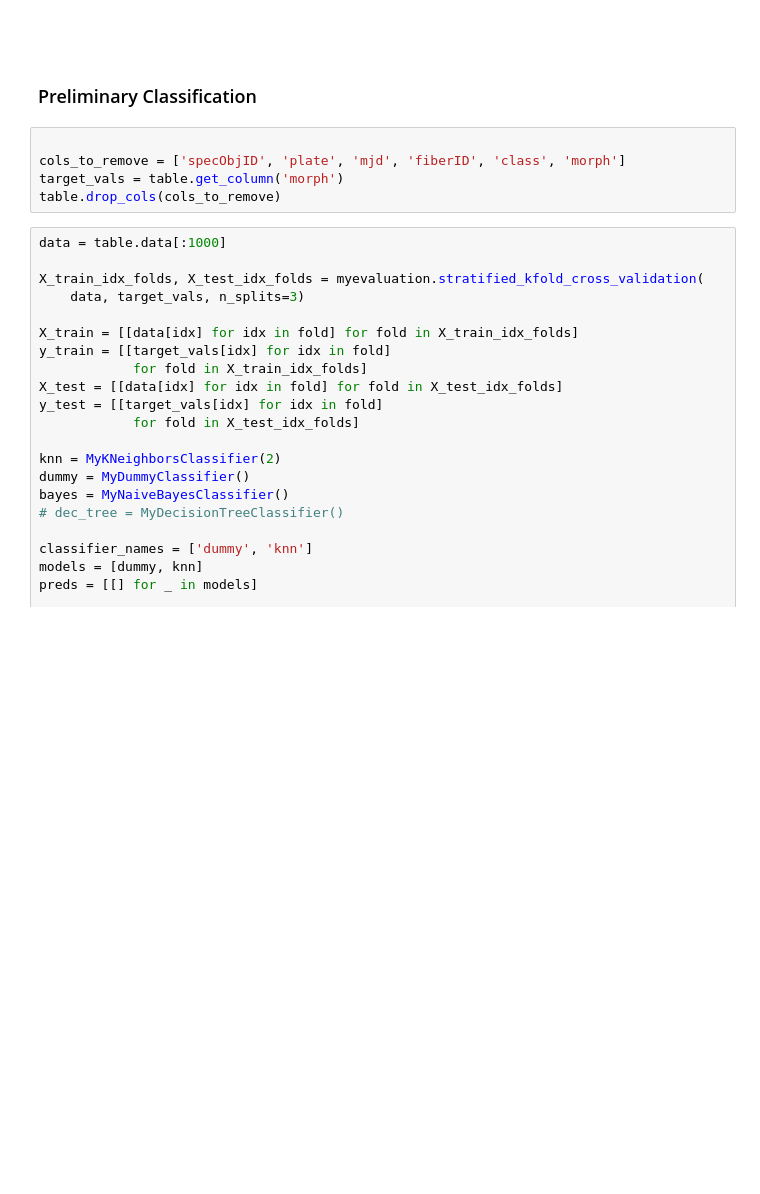
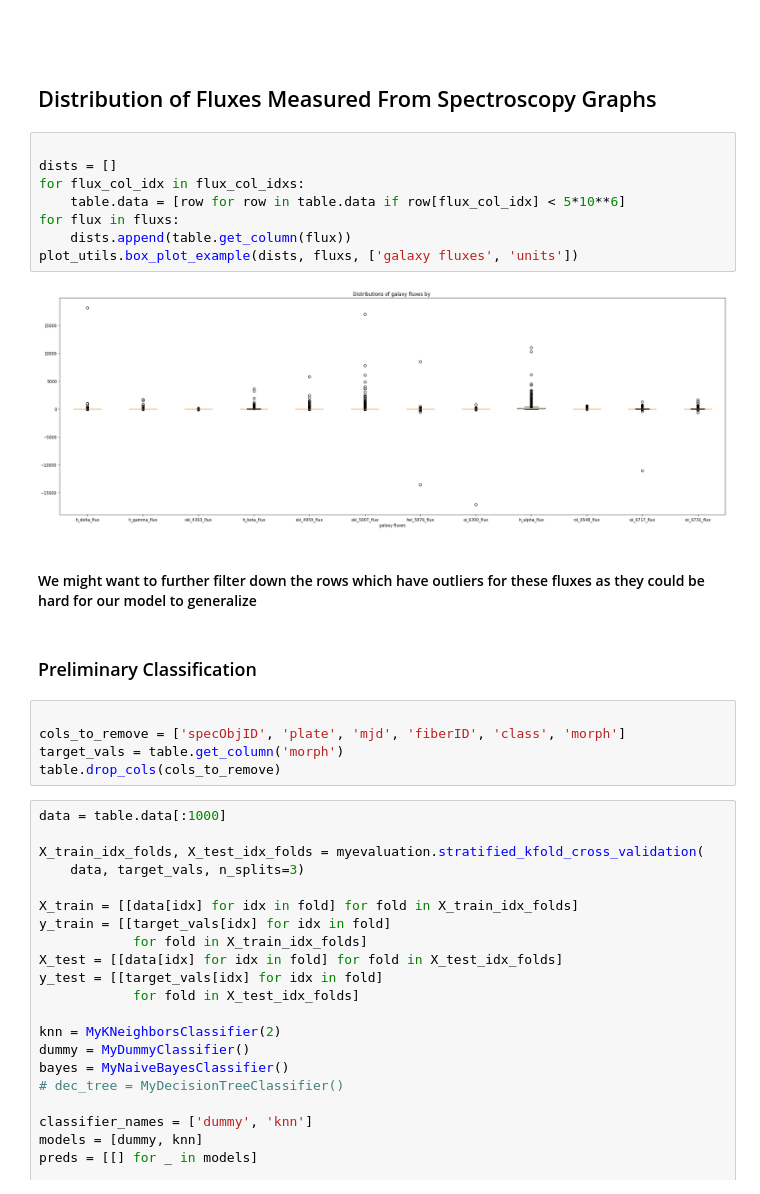
Before and after one commit to lfisher5/DataScienceAlgsProject, a Jupyter notebook: EDA.ipynb, the cells around one changed output. Saved outputs shown, nothing was run; the diff lists cells and outputs as text; blank space fills up the shorter version.

```diff
--- a/EDA.ipynb
+++ b/EDA.ipynb
@@ -104,5 +138,19 @@ for column in cols:
 # %% [markdown]
 ###
+# %% [markdown]
+## Distribution of Fluxes Measured From Spectroscopy Graphs
+# %%
+
+dists = []
+for flux_col_idx in flux_col_idxs:
+    table.data = [row for row in table.data if row[flux_col_idx] < 5*10**6]
+for flux in fluxs:
+    dists.append(table.get_column(flux))
+plot_utils.box_plot_example(dists, fluxs, ['galaxy fluxes', 'units'])
+# %% [output]
+[figure, added]
+# %% [markdown]
+#### We might want to further filter down the rows which have outliers for these fluxes as they could be hard for our model to generalize
 # %% [markdown]
 ### Preliminary Classification
 # %%
```
Also changed, not shown: parts of 7 cells of this notebook, 1 other file.
